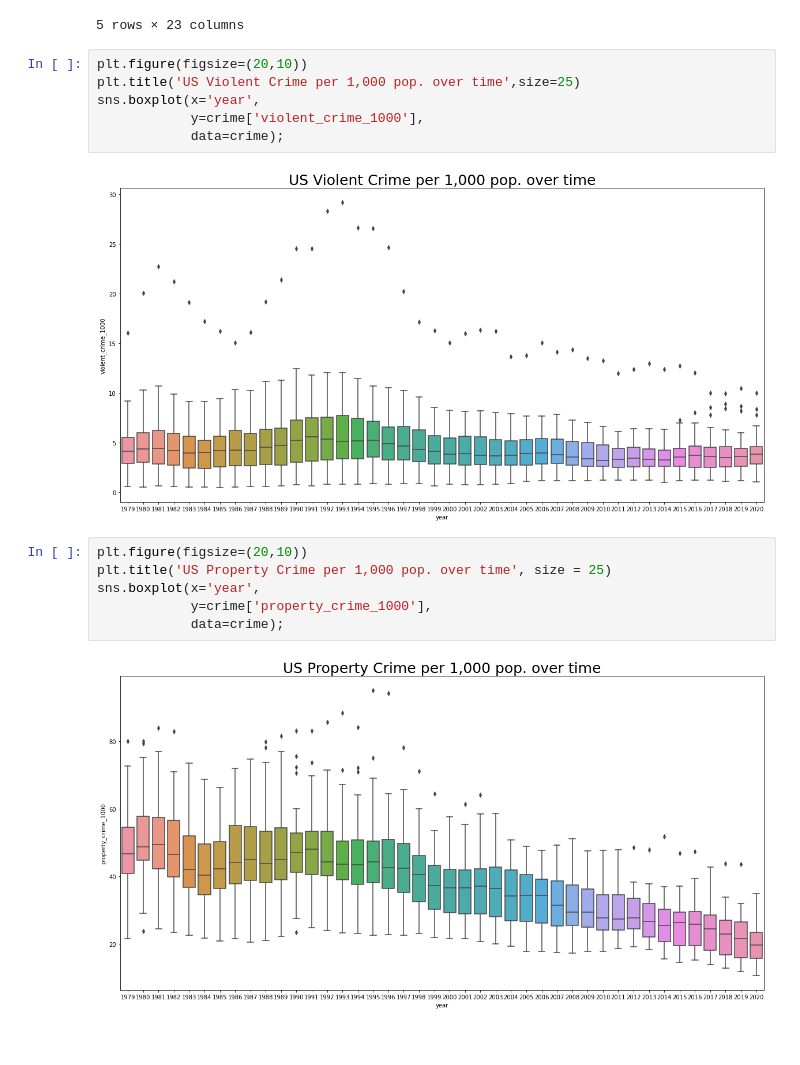
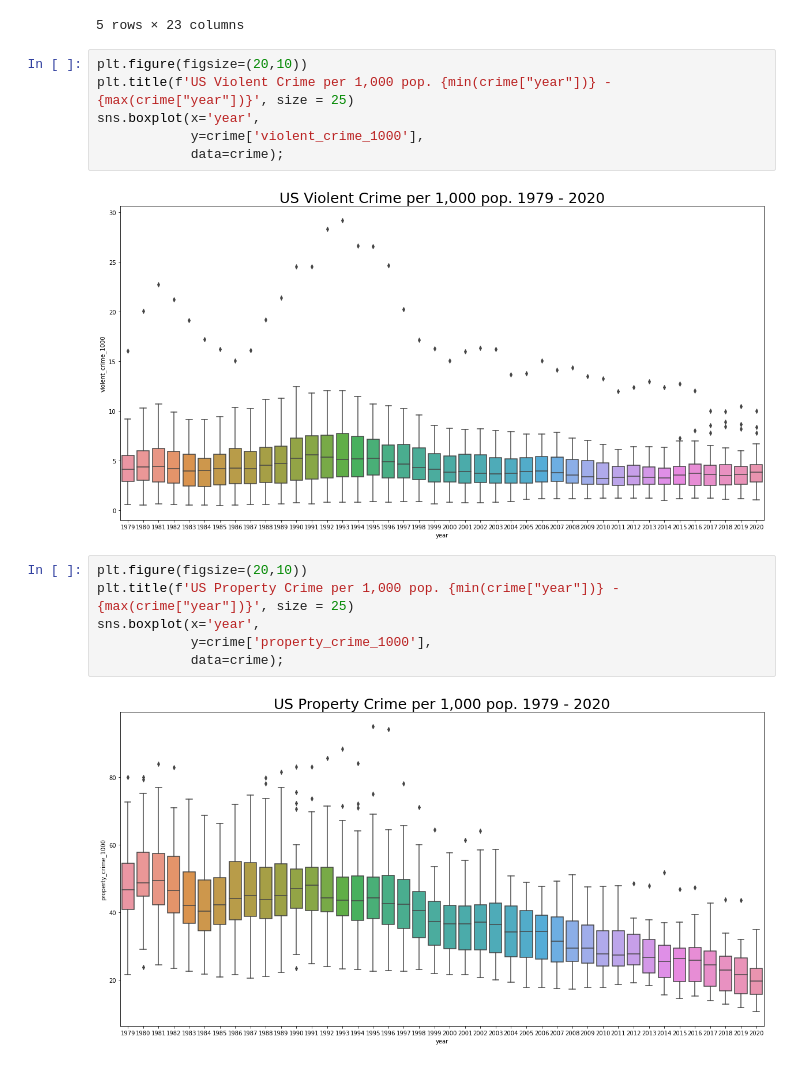
Before and after one commit to mr-steven-tran/predicting_US_crime, a Jupyter notebook: code/EDA.ipynb, the cells around one changed output. Saved outputs shown, nothing was run; the diff lists cells and outputs as text.

```diff
--- a/code/EDA.ipynb
+++ b/code/EDA.ipynb
@@ -23,17 +32,17 @@ crime.head()
 5 rows × 23 columns
 # %%
 plt.figure(figsize=(20,10))
-plt.title('US Violent Crime per 1,000 pop. over time',size=25)
+plt.title(f'US Violent Crime per 1,000 pop. {min(crime["year"])} - {max(crime["year"])}', size = 25)
 sns.boxplot(x='year',
             y=crime['violent_crime_1000'],
             data=crime);
 # %% [output]
-[figure, old version]
+[figure, new version]
 # %%
 plt.figure(figsize=(20,10))
-plt.title('US Property Crime per 1,000 pop. over time', size = 25)
+plt.title(f'US Property Crime per 1,000 pop. {min(crime["year"])} - {max(crime["year"])}', size = 25)
 sns.boxplot(x='year',
             y=crime['property_crime_1000'],
             data=crime);
 # %% [output]
-[figure, old version]
+[figure, new version]
```
Also changed, not shown: parts of 37 cells of this notebook, 1 other file.
